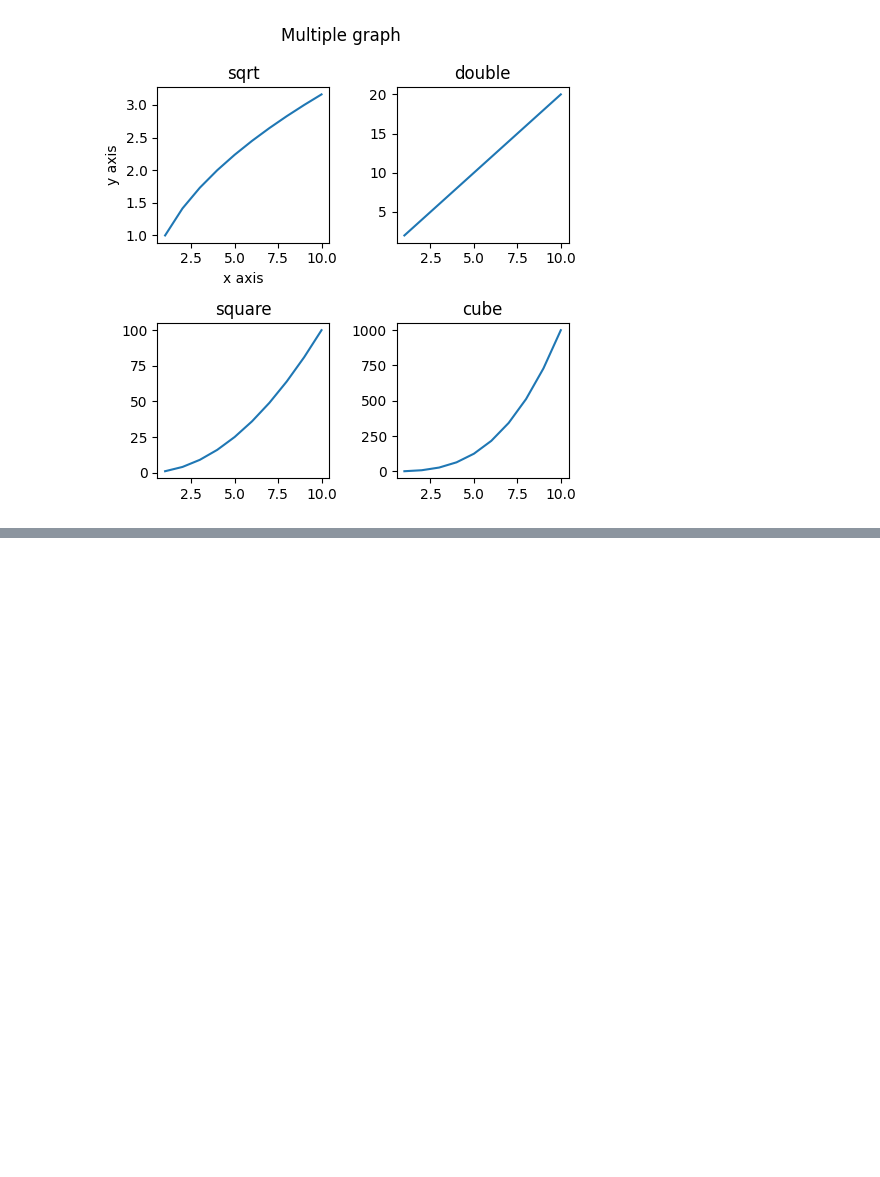
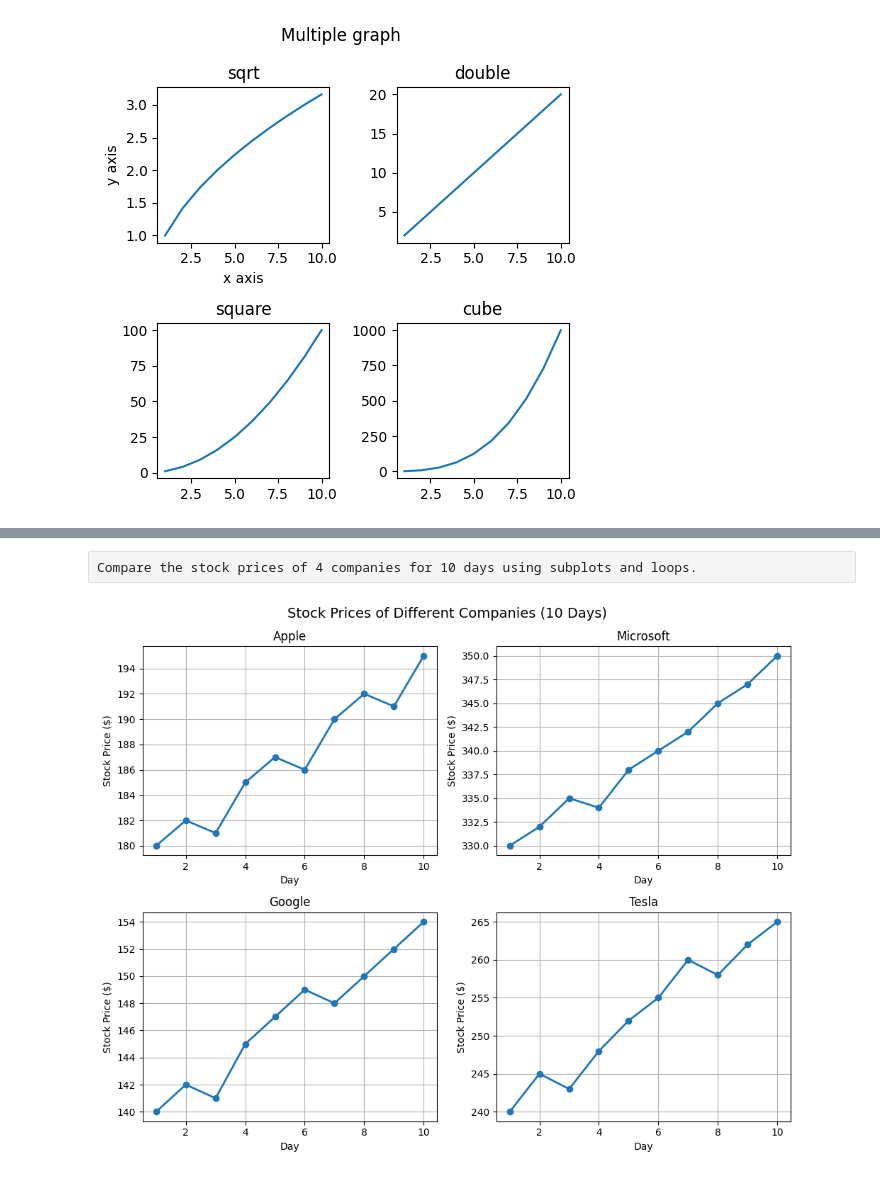
Before and after one commit to mohdwalirahmani/Data-Analytics, a Jupyter notebook: 05_Data Visualization/05_plots.ipynb, the cells around one changed output, grey strips where cells are left out. Saved outputs shown, nothing was run; the diff lists cells and outputs as text; code cells hidden in the pictures; blank space fills up the shorter version.

```diff
--- a/05_Data Visualization/05_plots.ipynb
+++ b/05_Data Visualization/05_plots.ipynb
@@ -145,0 +180,37 @@ fig
+# %% [raw]
+Compare the stock prices of 4 companies for 10 days using subplots and loops.
+# %%
+days = [1,2,3,4,5,6,7,8,9,10]
+
+companies = ["Apple", "Microsoft", "Google", "Tesla"]
+
+stock_prices = [
+    [180, 182, 181, 185, 187, 186, 190, 192, 191, 195],
+    [330, 332, 335, 334, 338, 340, 342, 345, 347, 350],
+    [140, 142, 141, 145, 147, 149, 148, 150, 152, 154],
+    [240, 245, 243, 248, 252, 255, 260, 258, 262, 265]
+]
+
+fig, ax = plt.subplots(2,2, figsize=(10,8))
+
+company_no = 0
+for i in range(2):
+    for j in range(2):
+        ax[i][j].plot(days,
+                      stock_prices[company_no],
+                      marker="o",
+                      linewidth=2)
+
+        ax[i][j].set_title(companies[company_no])
+        ax[i][j].set_xlabel("Day")
+        ax[i][j].set_ylabel("Stock Price ($)")
+        ax[i][j].grid(True)
+
+        company_no += 1
+
+fig.suptitle("Stock Prices of Different Companies (10 Days)", fontsize=14)
+fig.tight_layout()
+
+plt.show()
+# %% [output]
+[figure, added]
```
Also changed, not shown: parts of 4 cells of this notebook.
